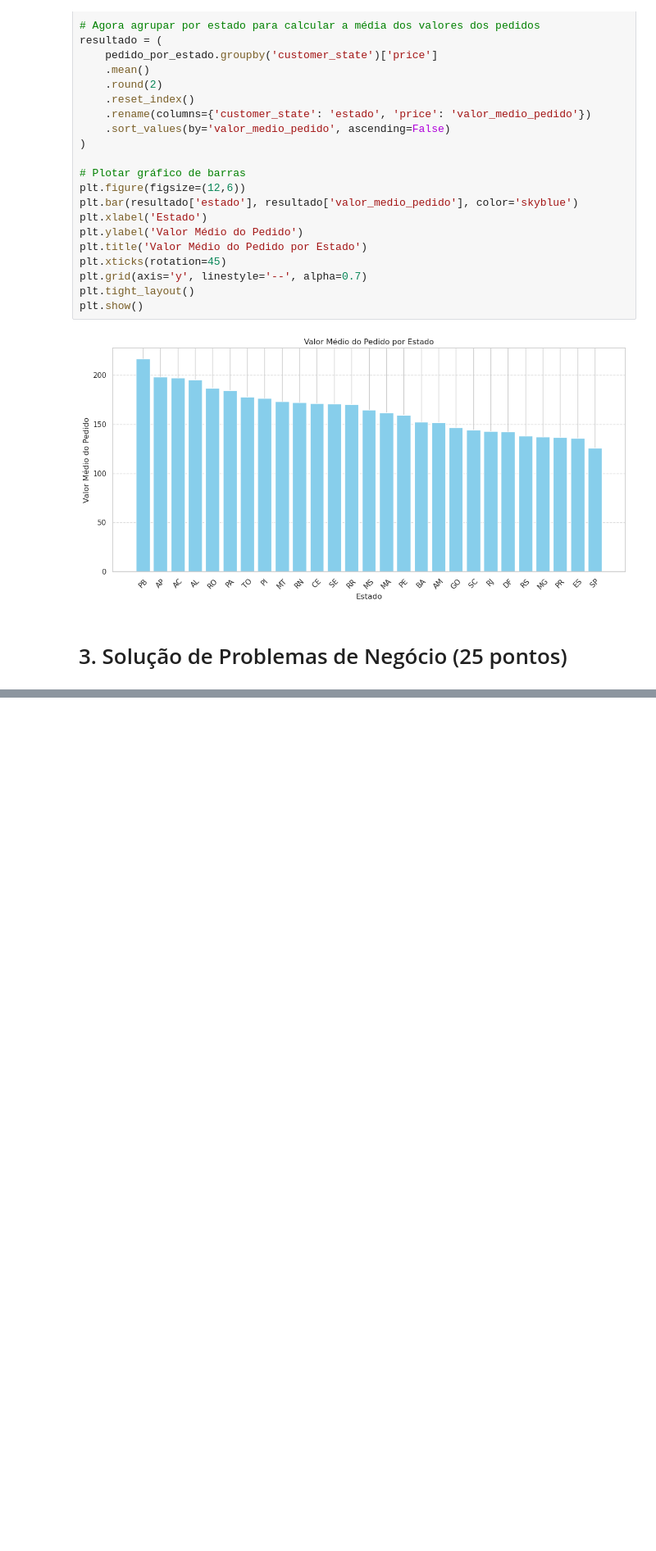
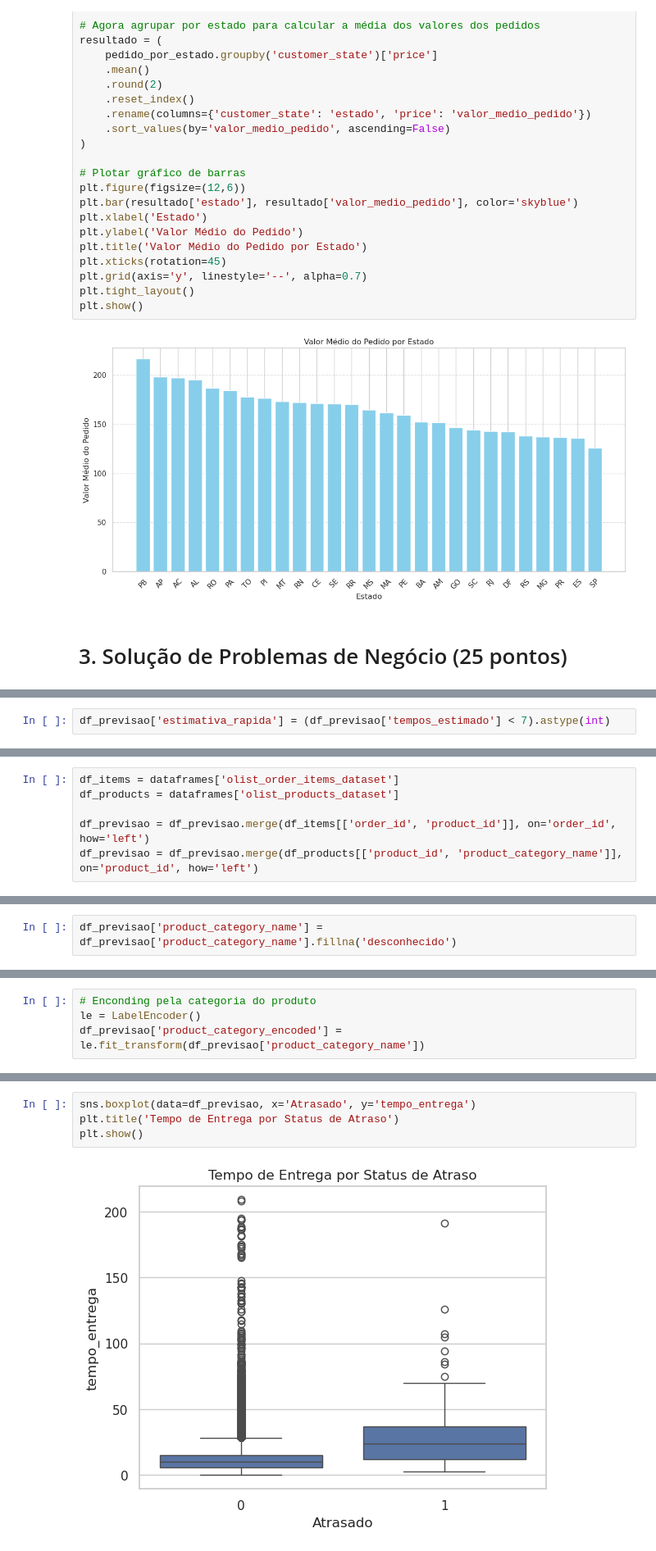
Before and after one commit to zVitor-Emanuel/Olist_Data_Analysis, a Jupyter notebook: case.ipynb, the cells around one changed output, grey strips where cells are left out. Shown at 82% size. Saved outputs shown, nothing was run; the diff lists cells and outputs as text; blank space fills up the shorter version.

```diff
--- a/case.ipynb
+++ b/case.ipynb
@@ -1487,0 +1562,2 @@ Taxa de clientes recorrentes: 0.00%
+# %%
+df_previsao['estimativa_rapida'] = (df_previsao['tempos_estimado'] < 7).astype(int)
@@ -1487,0 +1572,6 @@ Taxa de clientes recorrentes: 0.00%
+# %%
+df_items = dataframes['olist_order_items_dataset']
+df_products = dataframes['olist_products_dataset']
+
+df_previsao = df_previsao.merge(df_items[['order_id', 'product_id']], on='order_id', how='left')
+df_previsao = df_previsao.merge(df_products[['product_id', 'product_category_name']], on='product_id', how='left')
@@ -1487,0 +1624,2 @@ Taxa de clientes recorrentes: 0.00%
+# %%
+df_previsao['product_category_name'] = df_previsao['product_category_name'].fillna('desconhecido')
@@ -1487,0 +1650,4 @@ Taxa de clientes recorrentes: 0.00%
+# %%
+# Enconding pela categoria do produto
+le = LabelEncoder()
+df_previsao['product_category_encoded'] = le.fit_transform(df_previsao['product_category_name'])
@@ -1487,0 +1693,6 @@ Taxa de clientes recorrentes: 0.00%
+# %%
+sns.boxplot(data=df_previsao, x='Atrasado', y='tempo_entrega')
+plt.title('Tempo de Entrega por Status de Atraso')
+plt.show()
+# %% [output]
+[figure, added]
```
Also changed, not shown: parts of 82 cells of this notebook, 1 other file.
